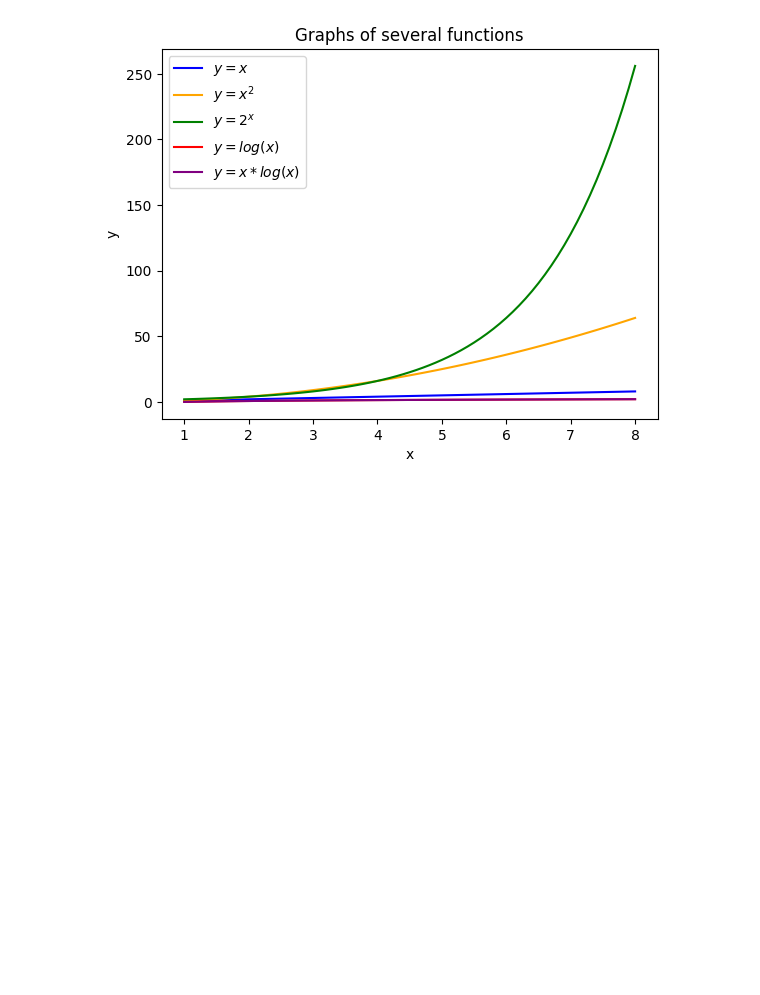
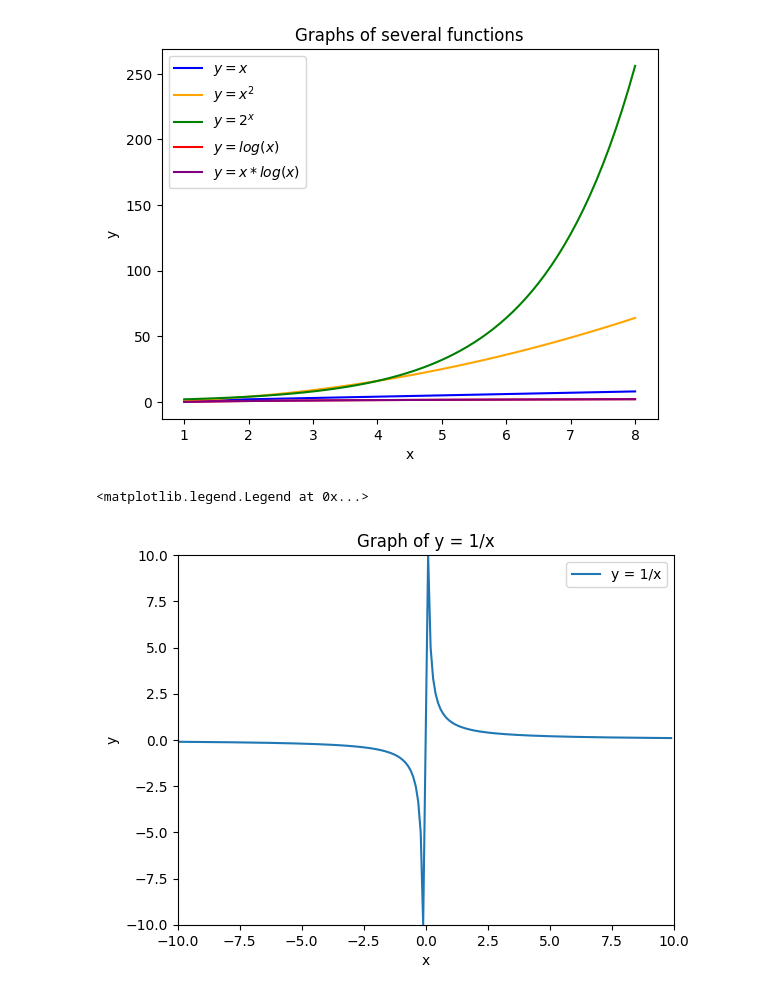
Before and after one commit to Yuji181181/INIAD-1st-year-study, a Jupyter notebook: CS2-exercise/2-3/2-3-1.ipynb, the cells around one changed output. Saved outputs shown, nothing was run; the diff lists cells and outputs as text; code cells hidden in the pictures; blank space fills up the shorter version.

```diff
--- a/CS2-exercise/2-3/2-3-1.ipynb
+++ b/CS2-exercise/2-3/2-3-1.ipynb
@@ -44,3 +44,24 @@ plt.legend()
 # %% [output]
 <matplotlib.legend.Legend at 0x...>
 [figure]
+# %%
+x_values = []
+y_values = []
+
+for x in range(-100, 100):
+    x_float = x / 10.0
+    if x_float != 0:
+        x_values.append(x_float)
+        y_values.append(1/x_float)
+
+plt.plot(x_values, y_values, label='y = 1/x')
+
+plt.title('Graph of y = 1/x')
+plt.xlabel('x')
+plt.ylabel('y')
+plt.ylim(-10, 10)
+plt.xlim(-10, 10)
+plt.legend()
+# %% [output]
+<matplotlib.legend.Legend at 0x...>
+[figure, added]
```
